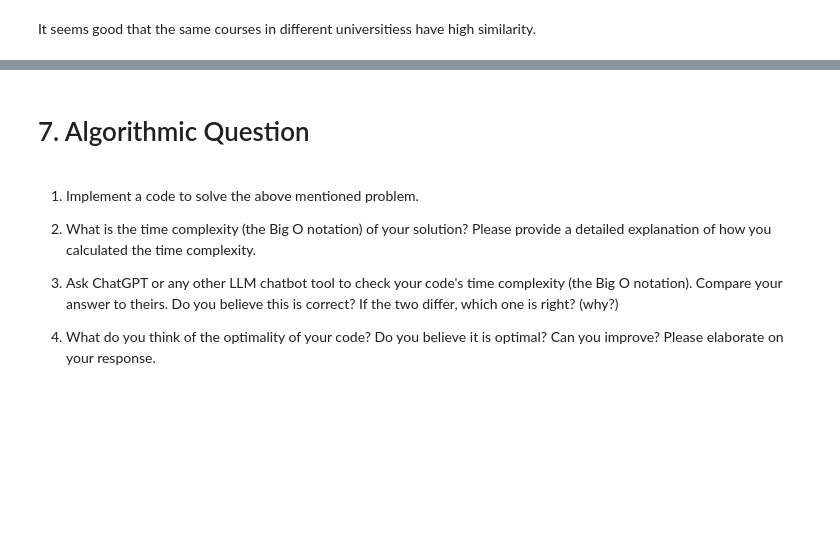
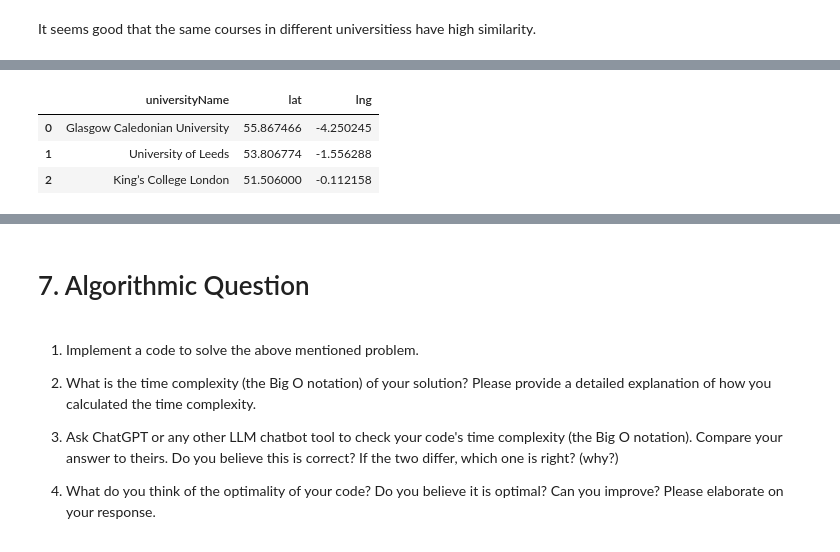
Before and after one commit to Reeb00/HW3_group1, a Jupyter notebook: main.ipynb, the cells around one changed output, grey strips where cells are left out. Saved outputs shown, nothing was run; the diff lists cells and outputs as text; code cells hidden in the pictures; blank space fills up the shorter version.

```diff
--- a/HW3_ADM.ipynb
+++ b/main.ipynb
@@ -498,0 +509,9 @@ It seems good that the same courses in different universitiess have high similar
+# %%
+query_result = general_functions.get_query_result()
+query_result = collecting_coords.add_coords(query_result)
+query_result[['universityName','lat','lng']].drop_duplicates().head(3)
+# %% [output]
+|  | universityName | lat | lng |
+| 0 | Glasgow Caledonian University | 55.867466 | -4.250245 |
+| 1 | University of Leeds | 53.806774 | -1.556288 |
+| 2 | King’s College London | 51.506000 | -0.112158 |
```
Also changed, not shown: parts of 5 cells of this notebook, 4 other files.
